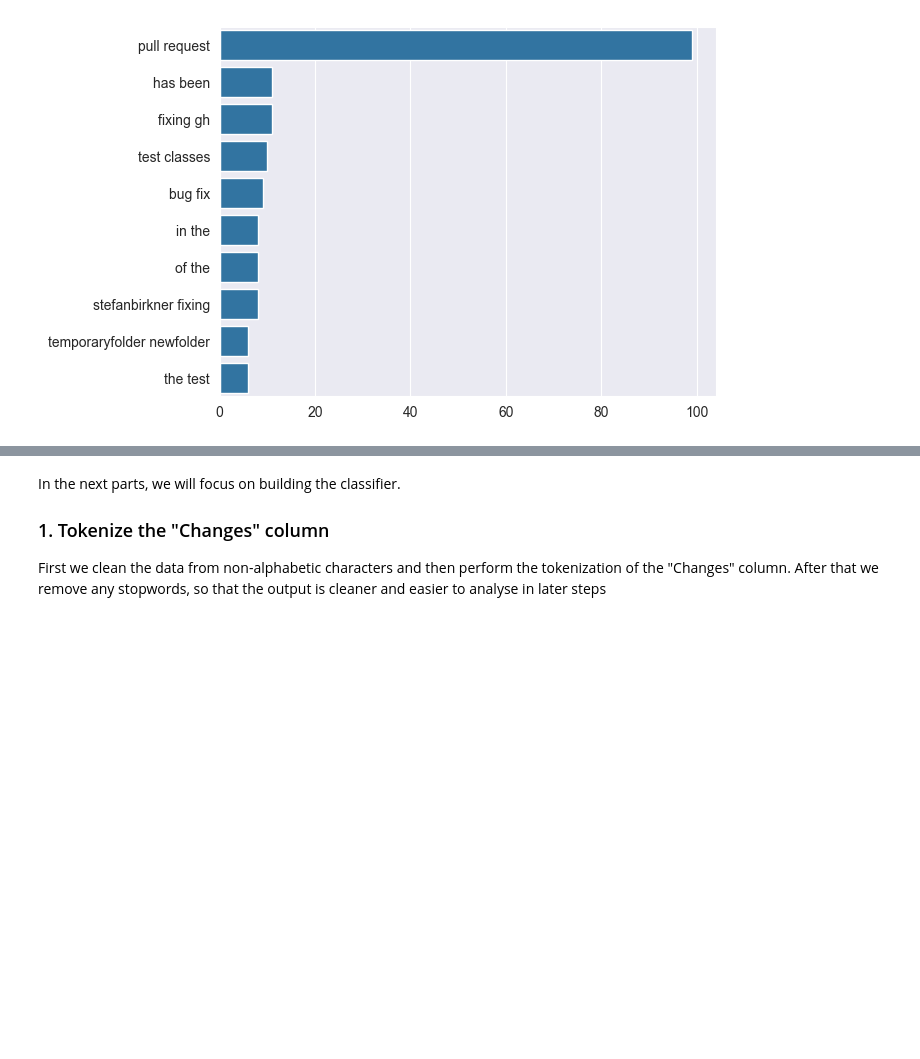
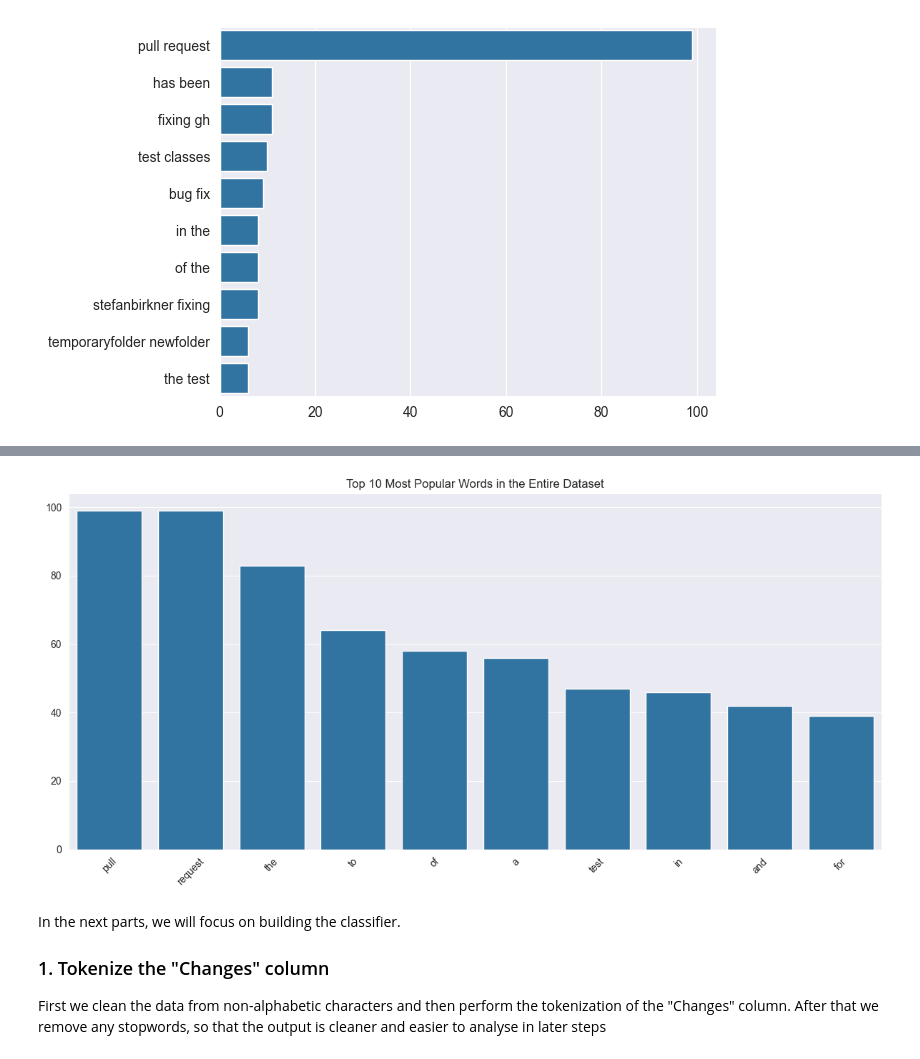
Before and after one commit to KMichaylov/Master-Thesis-Repository, a Jupyter notebook: notebooks/nlp-analysis.ipynb, the cells around one changed output, grey strips where cells are left out. Cells and saved outputs as stored; diff of their text form; code cells hidden in the pictures; blank space fills up the shorter version.

```diff
--- a/notebooks/nlp-analysis.ipynb
+++ b/notebooks/nlp-analysis.ipynb
@@ -127,0 +192,20 @@ sns.barplot(x=y, y=x)
+# %%
+# Overall most popular words
+all_words = [word for text in data['Changes'] for word in separate_into_words(text)]
+
+word_freq = Counter(all_words)
+
+most_common = dict(word_freq.most_common(10))
+
+plt.figure(figsize=(10, 6))
+sns.barplot(x=list(most_common.keys()), y=list(most_common.values()))
+
+plt.title("Top 10 Most Popular Words in the Entire Dataset")
+plt.xticks(rotation=45)
+plt.tight_layout()
+
+# plt.savefig("../resources/diagrams/top_words_all.png", format='png')
+plt.show()
+plt.close()
+# %% [output]
+[figure, added]
```
Also changed, not shown: parts of 11 cells of this notebook.
